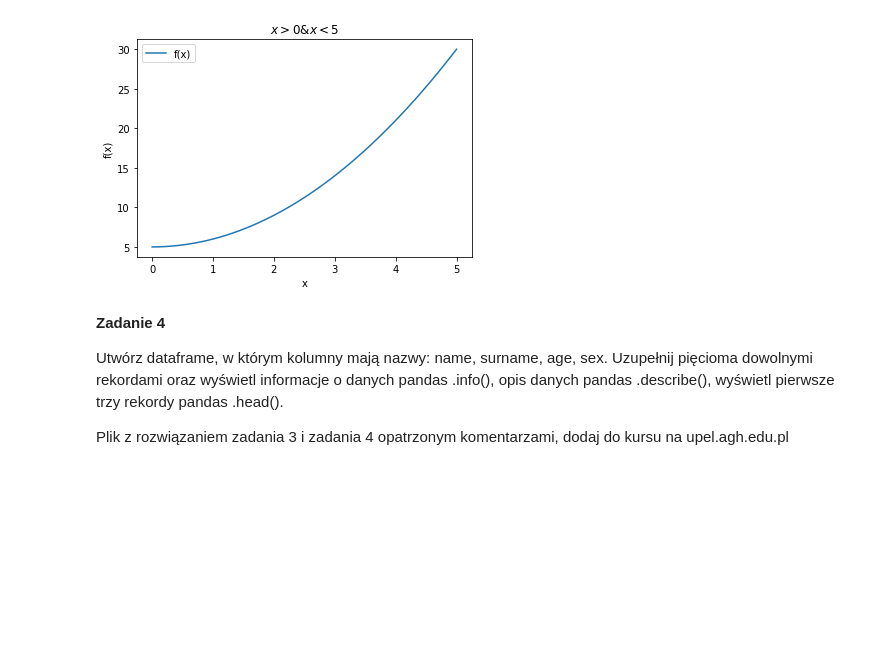
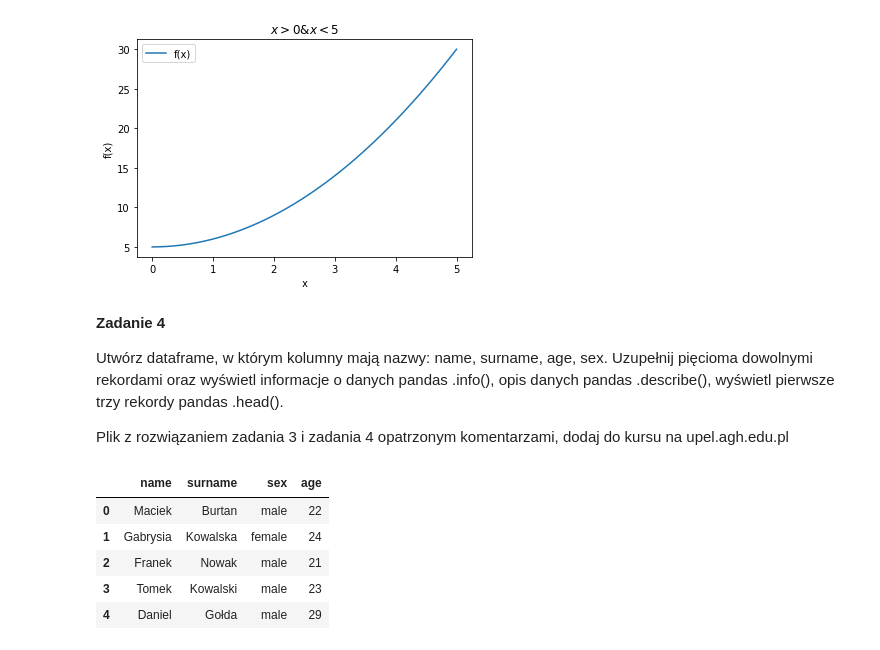
Before and after one commit to maciekburtan/AiBD, a Jupyter notebook: Lab1.ipynb, the cells around one changed output. Drawn from its saved outputs; the diff is of its cells as text; code cells hidden in the pictures; blank space fills up the shorter version.

```diff
--- a/Lab1.ipynb
+++ b/Lab1.ipynb
@@ -75,0 +83,9 @@ Plik z rozwiązaniem zadania 3 i zadania 4 opatrzonym komentarzami, dodaj do kur
+# %%
+data1
+# %% [output]
+|  | name | surname | sex | age |
+| 0 | Maciek | Burtan | male | 22 |
+| 1 | Gabrysia | Kowalska | female | 24 |
+| 2 | Franek | Nowak | male | 21 |
+| 3 | Tomek | Kowalski | male | 23 |
+| 4 | Daniel | Gołda | male | 29 |
```
Also changed, not shown: parts of 5 cells of this notebook.
